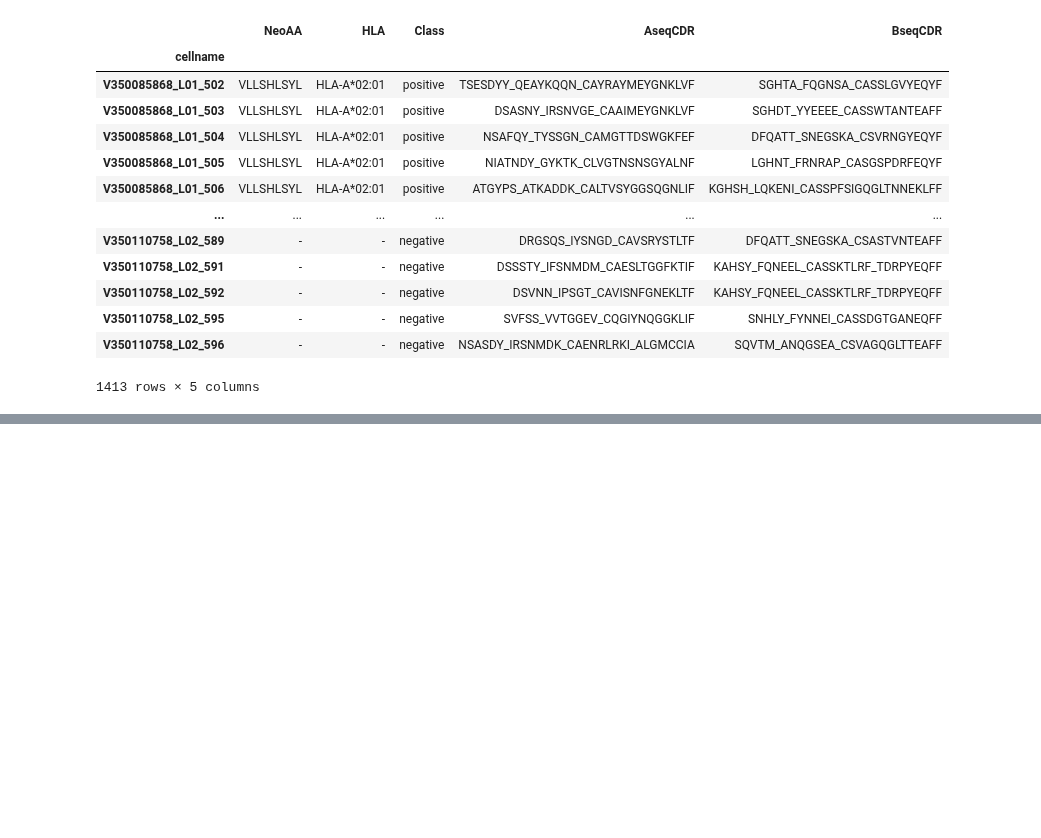
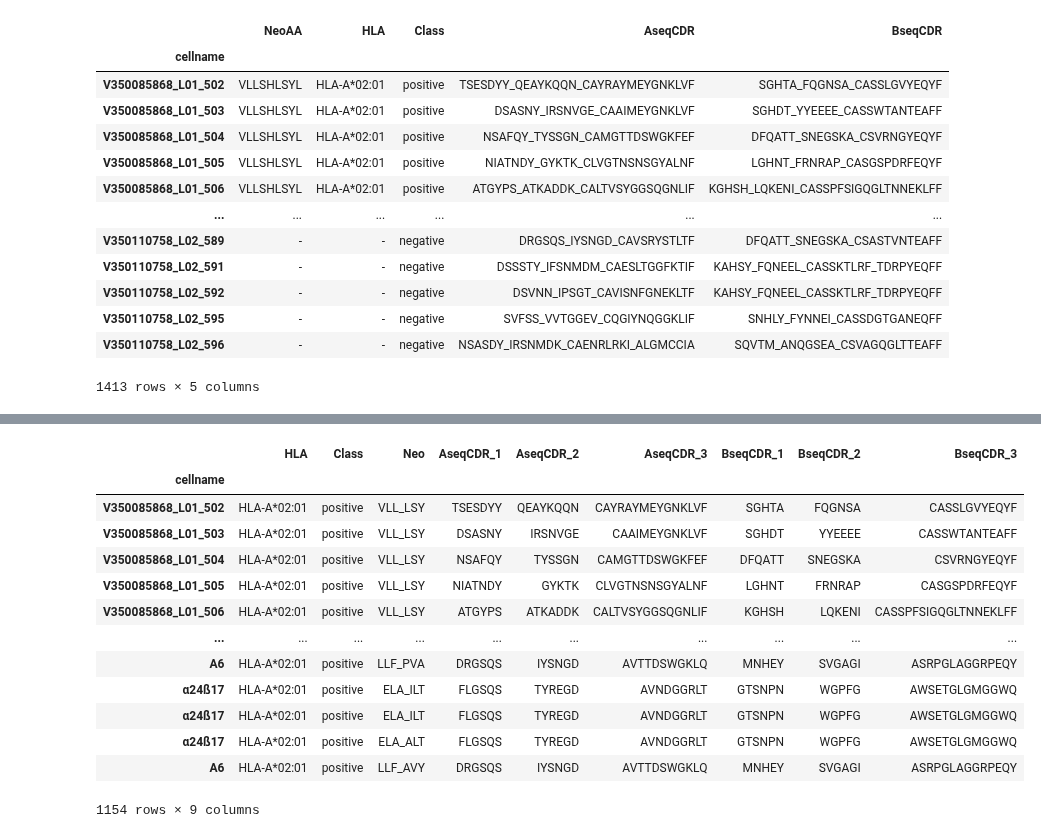
Before and after one commit to cb11711211/pMHC-TCR-binding-prediction, a Jupyter notebook: prediction_model/testing_diverse_model.ipynb, the cells around one changed output, grey strips where cells are left out. Cells and saved outputs as stored; diff of their text form; code cells hidden in the pictures; blank space fills up the shorter version.

```diff
--- a/prediction_model/testing_diverse_model.ipynb
+++ b/prediction_model/testing_diverse_model.ipynb
@@ -425,3 +449,22 @@ for chain in ["AseqCDR", "BseqCDR"]:
+# %%
+df_pos = df[df["Class"] == "positive"]
+# %%
+df_pos
+# %% [output]
+|  | HLA | Class | Neo | AseqCDR_1 | AseqCDR_2 | AseqCDR_3 | BseqCDR_1 | BseqCDR_2 | BseqCDR_3 |
+| cellname |  |  |  |  |  |  |  |  |  |
+| V350085868_L01_502 | HLA-A*02:01 | positive | VLL_LSY | TSESDYY | QEAYKQQN | CAYRAYMEYGNKLVF | SGHTA | FQGNSA | CASSLGVYEQYF |
+| V350085868_L01_503 | HLA-A*02:01 | positive | VLL_LSY | DSASNY | IRSNVGE | CAAIMEYGNKLVF | SGHDT | YYEEEE | CASSWTANTEAFF |
+| V350085868_L01_504 | HLA-A*02:01 | positive | VLL_LSY | NSAFQY | TYSSGN | CAMGTTDSWGKFEF | DFQATT | SNEGSKA | CSVRNGYEQYF |
+| V350085868_L01_505 | HLA-A*02:01 | positive | VLL_LSY | NIATNDY | GYKTK | CLVGTNSNSGYALNF | LGHNT | FRNRAP | CASGSPDRFEQYF |
+| V350085868_L01_506 | HLA-A*02:01 | positive | VLL_LSY | ATGYPS | ATKADDK | CALTVSYGGSQGNLIF | KGHSH | LQKENI | CASSPFSIGQGLTNNEKLFF |
+| ... | ... | ... | ... | ... | ... | ... | ... | ... | ... |
+| A6 | HLA-A*02:01 | positive | LLF_PVA | DRGSQS | IYSNGD | AVTTDSWGKLQ | MNHEY | SVGAGI | ASRPGLAGGRPEQY |
+| α24ß17 | HLA-A*02:01 | positive | ELA_ILT | FLGSQS | TYREGD | AVNDGGRLT | GTSNPN | WGPFG | AWSETGLGMGGWQ |
+| α24ß17 | HLA-A*02:01 | positive | ELA_ILT | FLGSQS | TYREGD | AVNDGGRLT | GTSNPN | WGPFG | AWSETGLGMGGWQ |
+| α24ß17 | HLA-A*02:01 | positive | ELA_ALT | FLGSQS | TYREGD | AVNDGGRLT | GTSNPN | WGPFG | AWSETGLGMGGWQ |
+| A6 | HLA-A*02:01 | positive | LLF_AVY | DRGSQS | IYSNGD | AVTTDSWGKLQ | MNHEY | SVGAGI | ASRPGLAGGRPEQY |
+1154 rows × 9 columns
 # %%
 df
 # %% [output]
```
Also changed, not shown: parts of 6 cells of this notebook, 1 other file.
